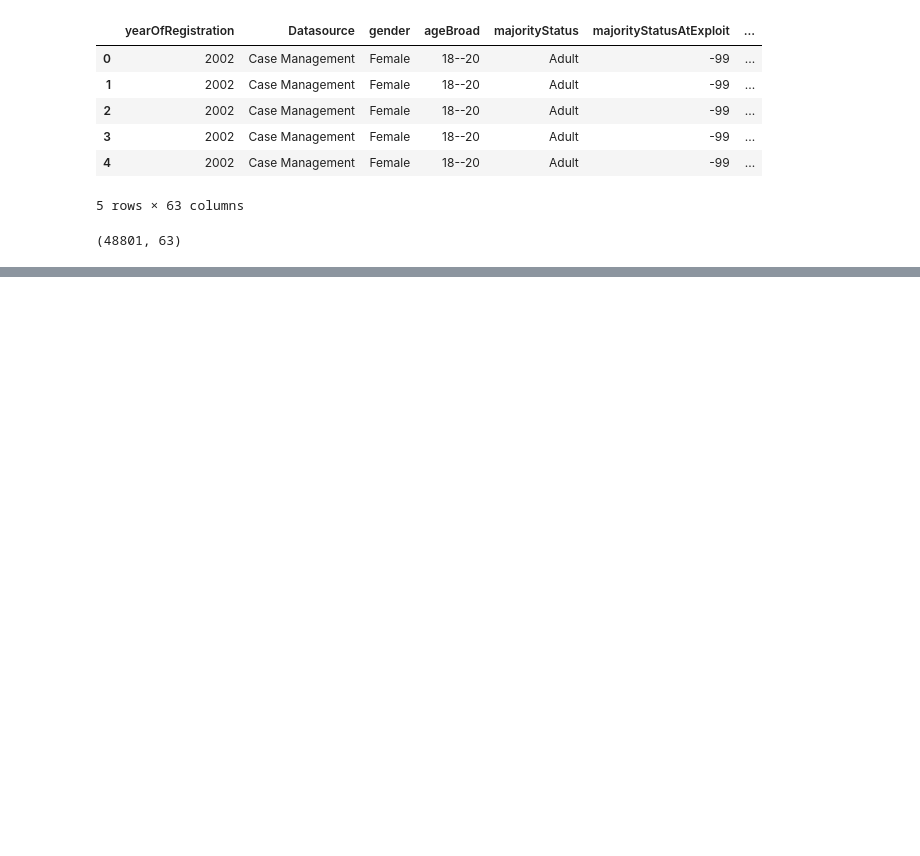
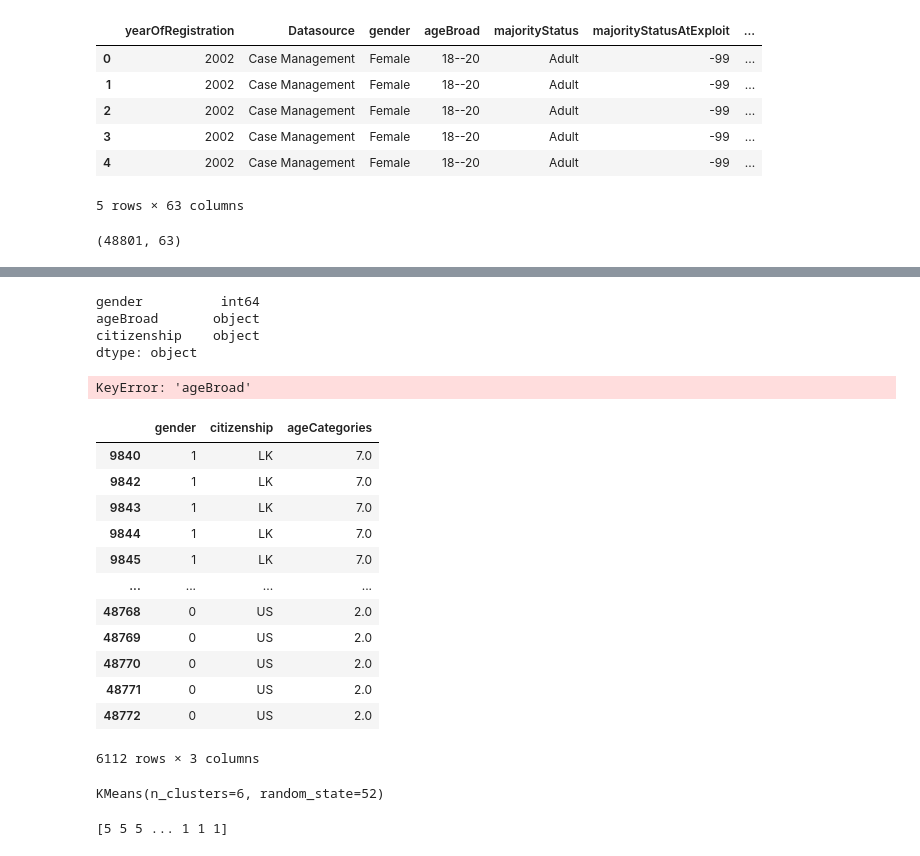
Before and after one commit to gh-mrmoore/Human-Trafficking-Analysis, a Jupyter notebook: more_eda.ipynb, the cells around one changed output, grey strips where cells are left out. Drawn from its saved outputs; the diff is of its cells as text; code cells hidden in the pictures; blank space fills up the shorter version.

```diff
--- a/more_eda.ipynb
+++ b/more_eda.ipynb
@@ -101,0 +266,4 @@ categorized_eda_df.head()
+# %%
+# Create our DataFrame to pass to the model without our target column for classification
+model_df = categorized_eda_df.drop(["yearOfRegistration", "Datasource", "control_category", "RecruiterCategory", "ExploitType"], axis=1)
+model_df.head()
@@ -101,0 +298,3 @@ categorized_eda_df.head()
+# %%
+model_df.replace({'gender': {'Female': 1, 'Male': 0}}, inplace=True)
+model_df.head()
@@ -101,0 +308,52 @@ categorized_eda_df.head()
+# %%
+model_df.dtypes
+# %% [output]
+gender          int64
+ageBroad       object
+citizenship    object
+dtype: object
+# %%
+age_categories = []
+for row in model_df.iterrows():
+    if str(row[1]["ageBroad"]) == "0--8":
+        age_categories.append(1)
+    elif str(row[1]["ageBroad"]) == "9--17":
+        age_categories.append(2)
+    elif str(row[1]["ageBroad"]) == "18--20":
+        age_categories.append(3)
+    elif str(row[1]["ageBroad"]) == "21--23":
+        age_categories.append(4)
+    elif str(row[1]["ageBroad"]) == "24--26":
+        age_categories.append(5)
+    elif str(row[1]["ageBroad"]) == "27--29":
+        age_categories.append(6)
+    elif str(row[1]["ageBroad"]) == "30--38":
+        age_categories.append(7)
+    elif str(row[1]["ageBroad"]) == "39--47":
+        age_categories.append(8)
+    elif str(row[1]["ageBroad"]) == "48+":
+        age_categories.append(9)
+    else:
+        age_categories.append(np.nan)
+
+model_df["ageCategories"] = age_categories
+model_df.drop(["ageBroad"], axis=1, inplace=True)
+model_df.head()
+# %% [output]
+KeyError: 'ageBroad'
+# %%
+model_df.astype({'citizenship': 'str'})
+# %% [output]
+|  | gender | citizenship | ageCategories |
+| 9840 | 1 | LK | 7.0 |
+| 9842 | 1 | LK | 7.0 |
+| 9843 | 1 | LK | 7.0 |
+| 9844 | 1 | LK | 7.0 |
+| 9845 | 1 | LK | 7.0 |
+| ... | ... | ... | ... |
+| 48768 | 0 | US | 2.0 |
+| 48769 | 0 | US | 2.0 |
+| 48770 | 0 | US | 2.0 |
+| 48771 | 0 | US | 2.0 |
+| 48772 | 0 | US | 2.0 |
+6112 rows × 3 columns
@@ -101,0 +384,12 @@ categorized_eda_df.head()
+# %%
+# Initialize model with K = 6
+# We have six potential outcomes
+trafficking_model = KMeans(n_clusters = 6, random_state = 52)
+trafficking_model.fit(model_df)
+# %% [output]
+KMeans(n_clusters=6, random_state=52)
+# %%
+predictions = trafficking_model.predict(model_df)
+print(predictions)
+# %% [output]
+[5 5 5 ... 1 1 1]
```
Also changed, not shown: parts of 22 cells of this notebook, 1 other file.
